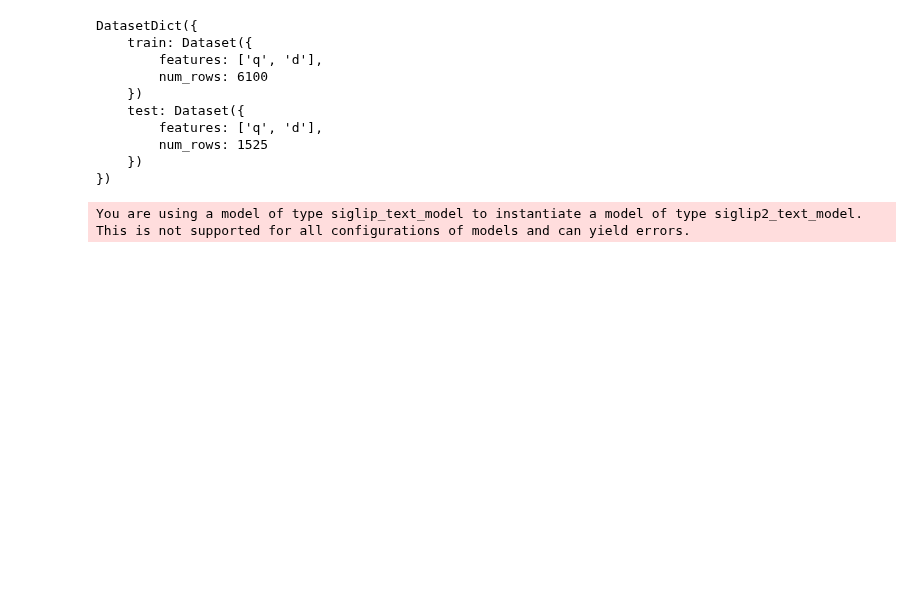
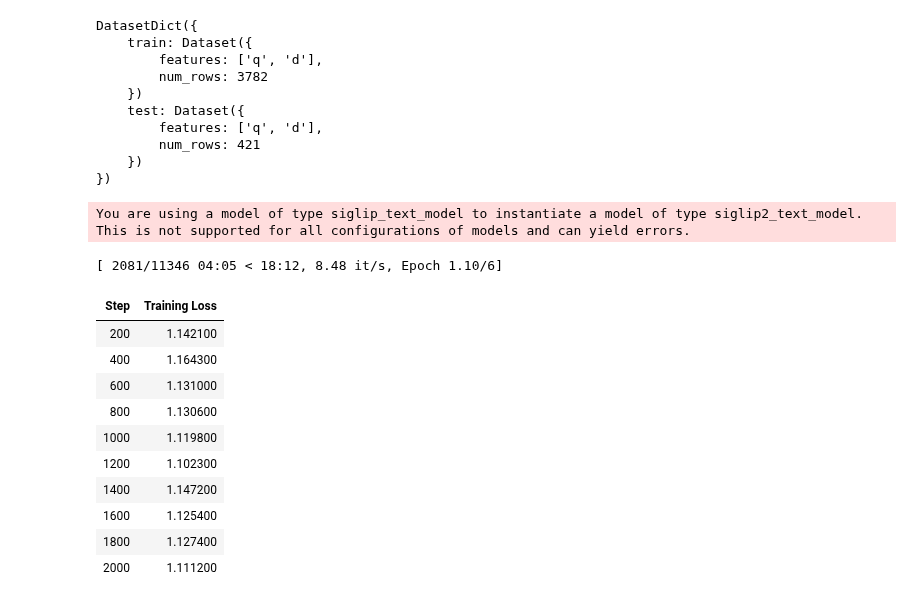
Before and after one commit to hscells-org/project-doehl-boolean-clip, a Jupyter notebook: dev.ipynb, the cells around one changed output. Saved outputs shown, nothing was run; the diff lists cells and outputs as text; code cells hidden in the pictures; blank space fills up the shorter version.

```diff
--- a/dev.ipynb
+++ b/dev.ipynb
@@ -5,9 +5,14 @@
 from datasets import load_dataset
 from boolrank import *
 
-dataset = load_dataset("data", split="train")
+# dk what this loads
+# dataset = load_dataset("data", split="train")
+file = "training"
+dataset = load_dataset("json", data_files=f"data/{file}.jsonl", split="train")
+bool_key = "q"
+text_key = "d"
 
-data = dataset.train_test_split(test_size=0.2, seed=42)
+data = dataset.train_test_split(test_size=0.1, seed=42)
 print(data)
 
 model = DualSiglip2Model()
@@ -15,11 +20,11 @@ model = DualSiglip2Model()
 DatasetDict({
     train: Dataset({
         features: ['q', 'd'],
-        num_rows: 6100
+        num_rows: 3782
     })
     test: Dataset({
         features: ['q', 'd'],
-        num_rows: 1525
+        num_rows: 421
     })
 })
 You are using a model of type siglip_text_model to instantiate a model of type siglip2_text_model. This is not supported for all configurations of models and can yield errors.
@@ -29,34 +34,47 @@ from transformers import Trainer, TrainingArguments
 training_args = TrainingArguments(
     output_dir="./siglip2/2",
     per_device_train_batch_size=2,
-    num_train_epochs=2,
+    num_train_epochs=6,
     learning_rate=5e-5,
     weight_decay=0.01,
     logging_steps=200,
     save_steps=200,
     save_total_limit=2,
     remove_unused_columns=False,
     # max_steps=1000,
     bf16=True,
     optim="adamw_bnb_8bit",
     # torch_compile=True,
     # torch_compile_backend="inductor"
 )
 
 def collate_fn(batch):
     d = {
         "in_bool": [ex["q"] for ex in batch],
         "in_text": [ex["d"] for ex in batch],
     }
     return d
 
 trainer = Trainer(
     model,
     training_args,
     train_dataset=data["train"],
     eval_dataset=data["test"],
     data_collator=collate_fn,
 )
 
-trainer.train(resume_from_checkpoint=False)
+trainer.train(resume_from_checkpoint=True)
+# %% [output]
+[ 2081/11346 04:05 < 18:12, 8.48 it/s, Epoch 1.10/6]
+| Step | Training Loss |
+| 200 | 1.142100 |
+| 400 | 1.164300 |
+| 600 | 1.131000 |
+| 800 | 1.130600 |
+| 1000 | 1.119800 |
+| 1200 | 1.102300 |
+| 1400 | 1.147200 |
+| 1600 | 1.125400 |
+| 1800 | 1.127400 |
+| 2000 | 1.111200 |
 # %%
```
Also changed, not shown: parts of 4 cells of this notebook, 3 other files.
